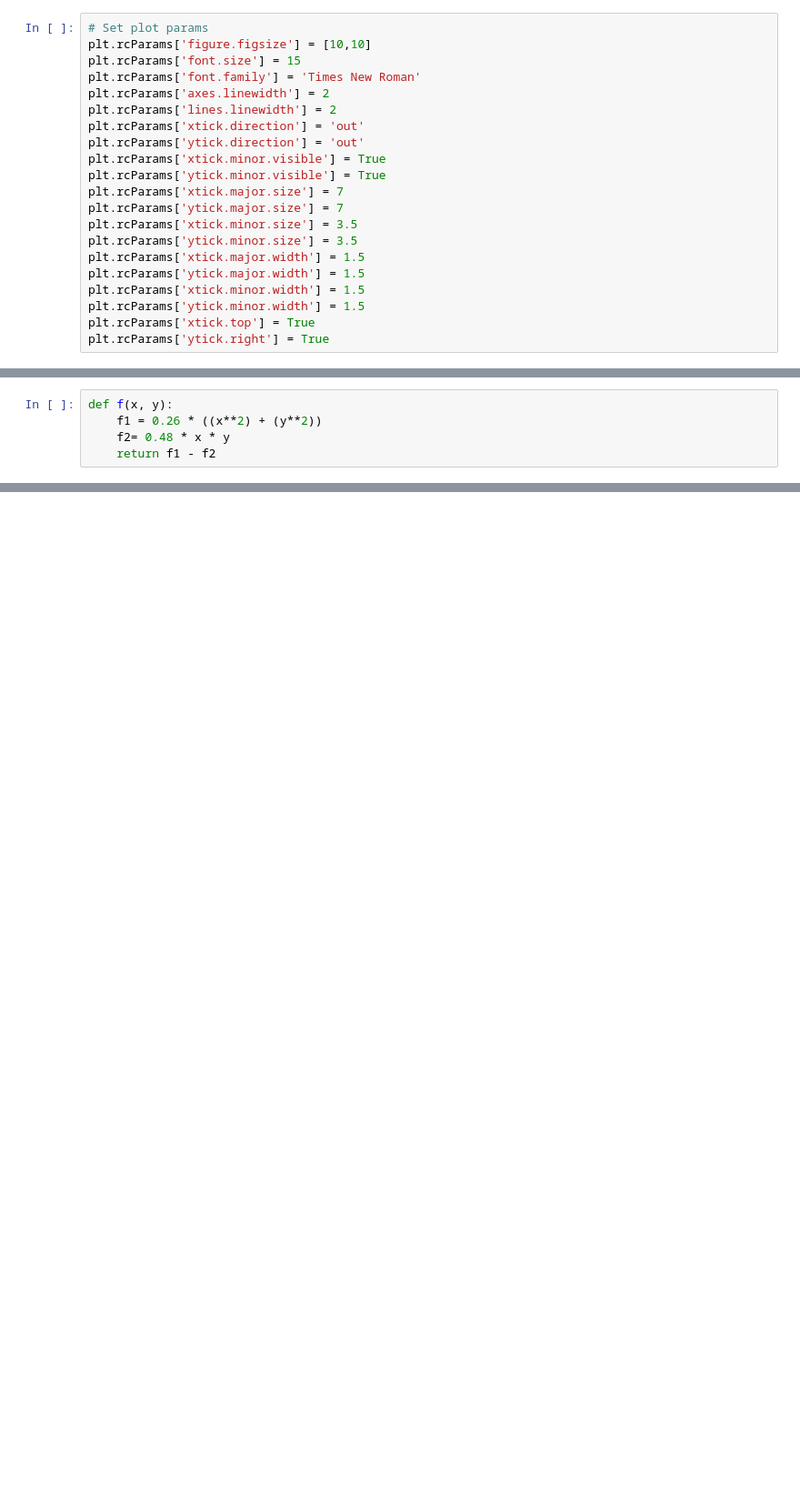
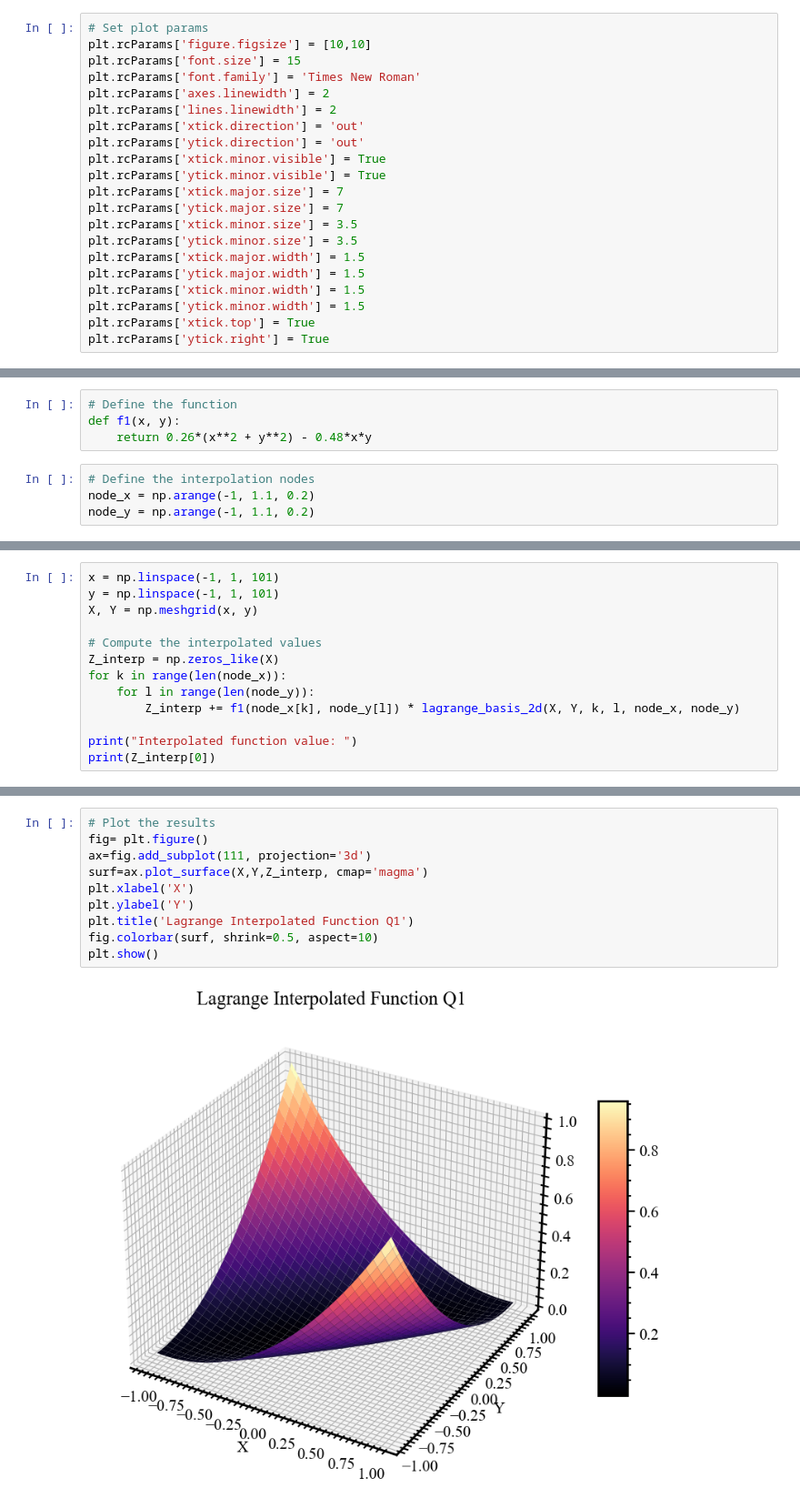
Before and after one commit to boyeon-kim/23-01-CSE5004, a Jupyter notebook: HW3/Python_HW3_boyeonK.ipynb, the cells around one changed output, grey strips where cells are left out. Shown at 91% size. Drawn from its saved outputs; the diff is of its cells as text; blank space fills up the shorter version.

```diff
--- a/HW3/Python_HW3_boyeonK.ipynb
+++ b/HW3/Python_HW3_boyeonK.ipynb
@@ -29,5 +34,8 @@ plt.rcParams['ytick.right'] = True
 # %%
-def f(x, y):
-    f1 = 0.26 * ((x**2) + (y**2))
-    f2= 0.48 * x * y
-    return f1 - f2
+# Define the function
+def f1(x, y):
+    return 0.26*(x**2 + y**2) - 0.48*x*y
+# %%
+# Define the interpolation nodes
+node_x = np.arange(-1, 1.1, 0.2)
+node_y = np.arange(-1, 1.1, 0.2)
@@ -33,0 +53,13 @@ def f(x, y):
+# %%
+x = np.linspace(-1, 1, 101)
+y = np.linspace(-1, 1, 101)
+X, Y = np.meshgrid(x, y)
+
+# Compute the interpolated values
+Z_interp = np.zeros_like(X)
+for k in range(len(node_x)):
+    for l in range(len(node_y)):
+        Z_interp += f1(node_x[k], node_y[l]) * lagrange_basis_2d(X, Y, k, l, node_x, node_y)
+
+print("Interpolated function value: ")
+print(Z_interp[0])
@@ -33,0 +81,12 @@ def f(x, y):
+# %%
+# Plot the results
+fig= plt.figure()
+ax=fig.add_subplot(111, projection='3d')
+surf=ax.plot_surface(X,Y,Z_interp, cmap='magma')
+plt.xlabel('X')
+plt.ylabel('Y')
+plt.title('Lagrange Interpolated Function Q1')
+fig.colorbar(surf, shrink=0.5, aspect=10)
+plt.show()
+# %% [output]
+[figure, added]
```
Also changed, not shown: parts of 26 cells of this notebook, 2 other files.
